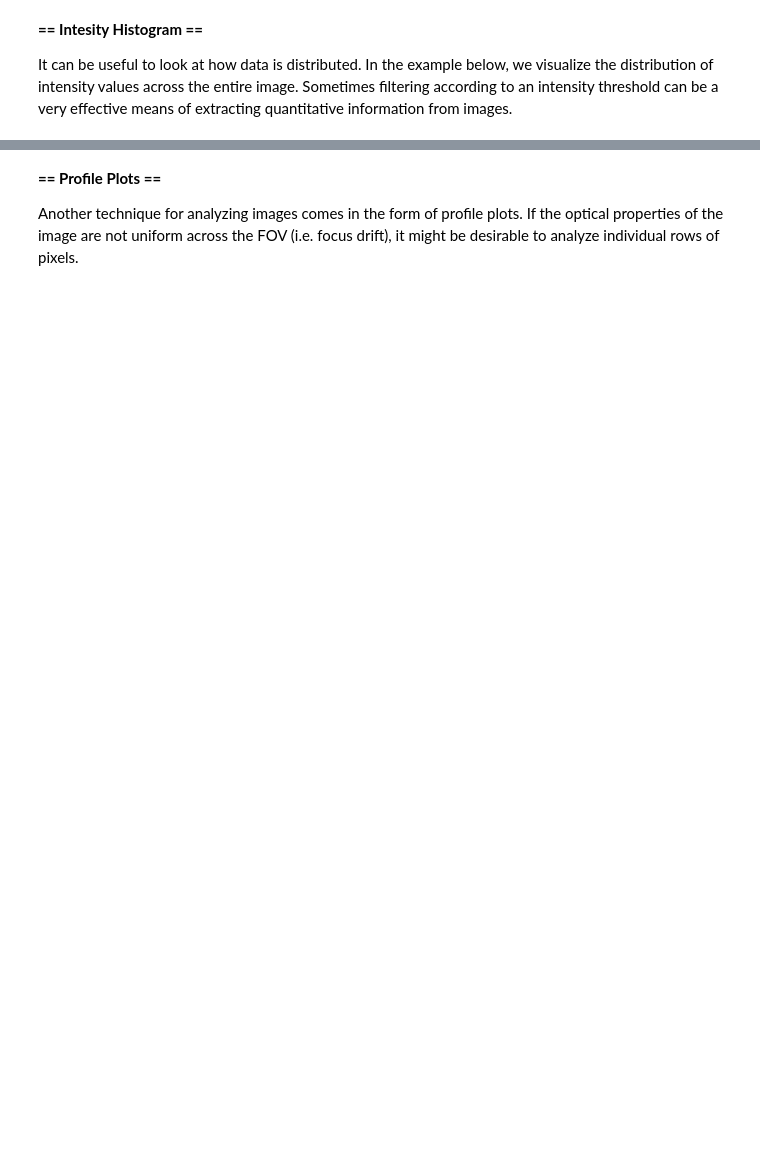
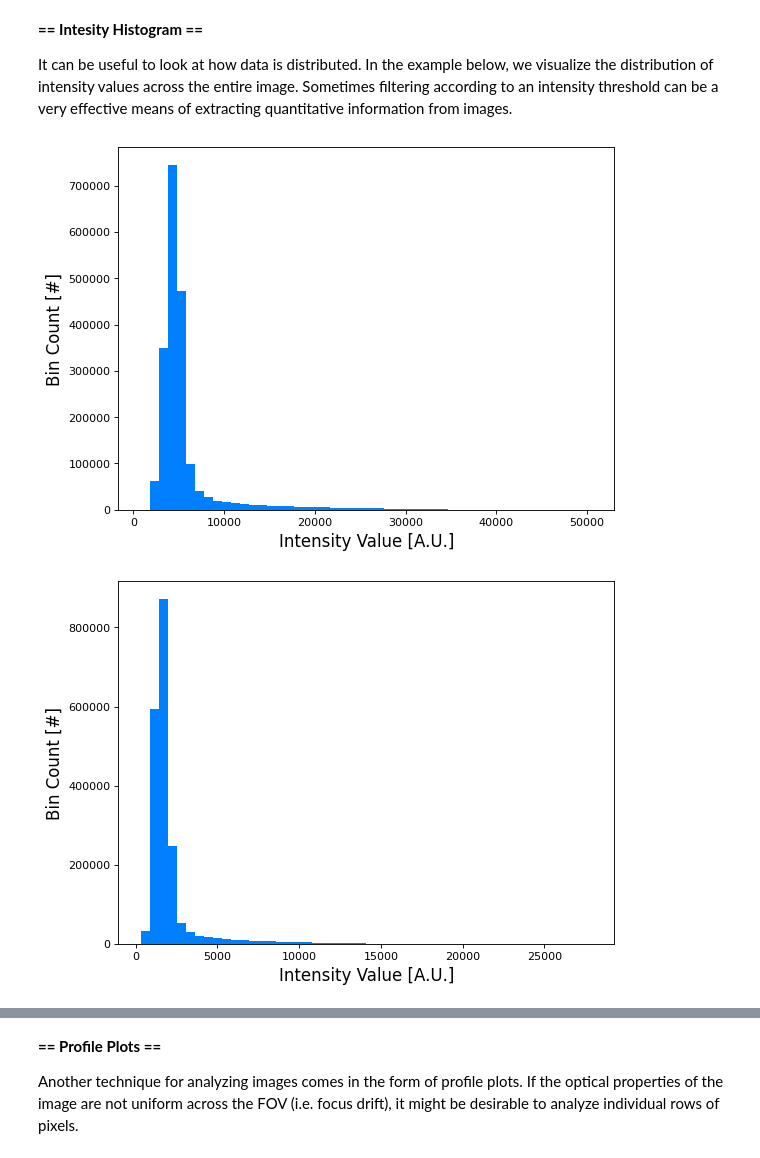
Before and after one commit to cameronhastie/Tutorial, a Jupyter notebook: Image_Analysis/Intro.ipynb, the cells around one changed output, grey strips where cells are left out. Saved outputs shown, nothing was run; the diff lists cells and outputs as text; code cells hidden in the pictures; blank space fills up the shorter version.

```diff
--- a/Image_Analysis/Intro.ipynb
+++ b/Image_Analysis/Intro.ipynb
@@ -54,11 +63,16 @@ ax.set_yticklabels(np.flip(alt_axis));
 
 It can be useful to look at how data is distributed. In the example below, we visualize the distribution of intensity values across the entire image. Sometimes filtering according to an intensity threshold can be a very effective means of extracting quantitative information from images.
 # %%
-# Here we can "flatten" the array representing the image.
-I_vec = test_image.flatten()
-# Again, we can construct a figure using similar parameters.
-plt.figure(num=None, figsize=(8, 6), dpi=80)
-# After we have obtained a flattened version of our image, we can make a histogram.
-dude = plt.hist(I_vec, bins=5000, color=[0,0.5,1])
-plt.xlabel("Intensity Value [A.U.]", fontsize=15)
-plt.ylabel("Bin Count [#]", fontsize=15)
+for i in range(Num_images):
+    test_image = test_images[i]
+    # Here we can "flatten" the array representing the image.
+    I_vec = test_image.flatten()
+    # Again, we can construct a figure using similar parameters.
+    plt.figure(num=None, figsize=(8, 6), dpi=80)
+    # After we have obtained a flattened version of our image, we can make a histogram.
+    dude = plt.hist(I_vec, bins=50, color=[0,0.5,1])
+    plt.xlabel("Intensity Value [A.U.]", fontsize=15)
+    plt.ylabel("Bin Count [#]", fontsize=15)
+# %% [output]
+[figure, added]
+[figure, added]
```
Also changed, not shown: parts of 7 cells of this notebook, 26 other files.
